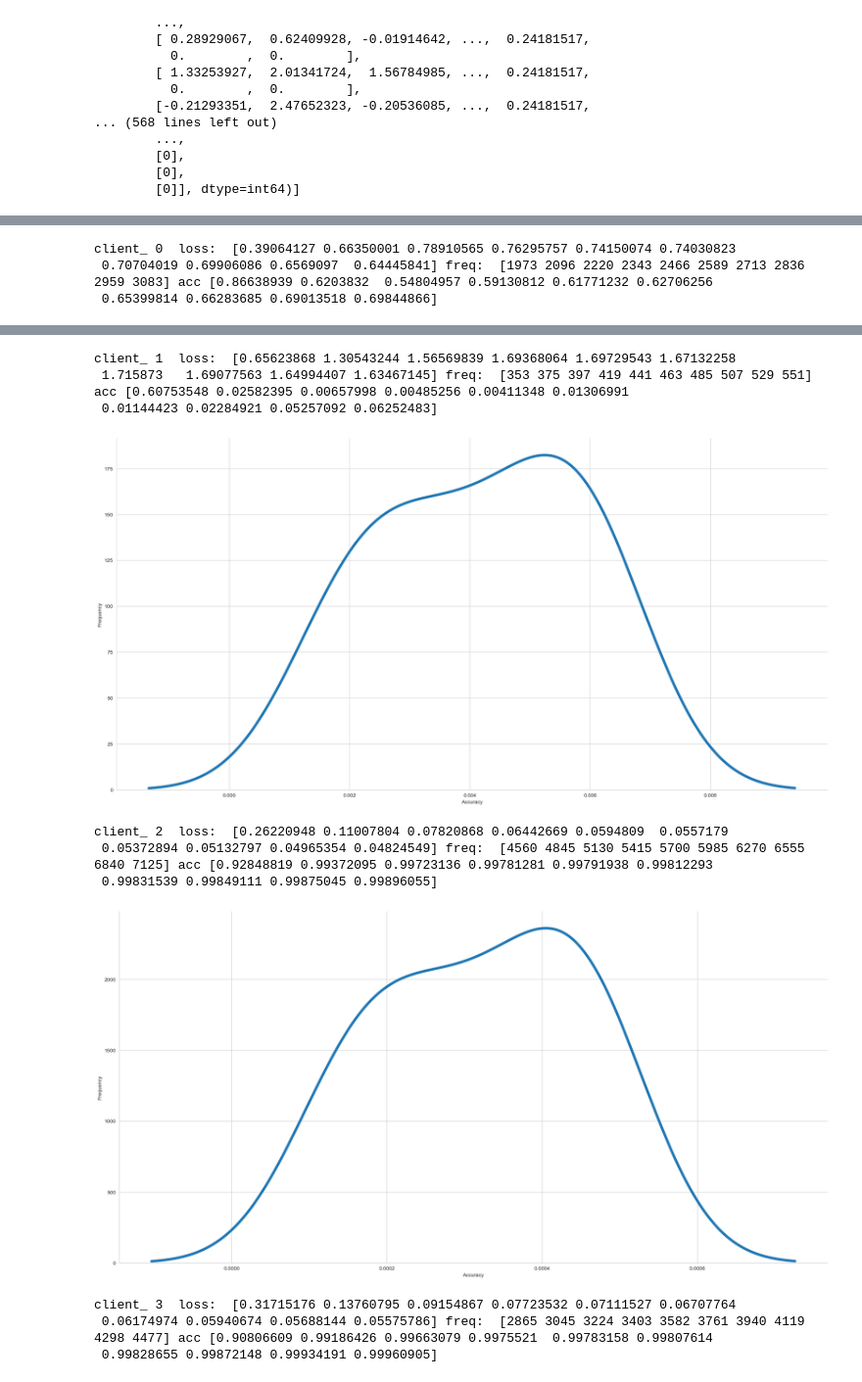
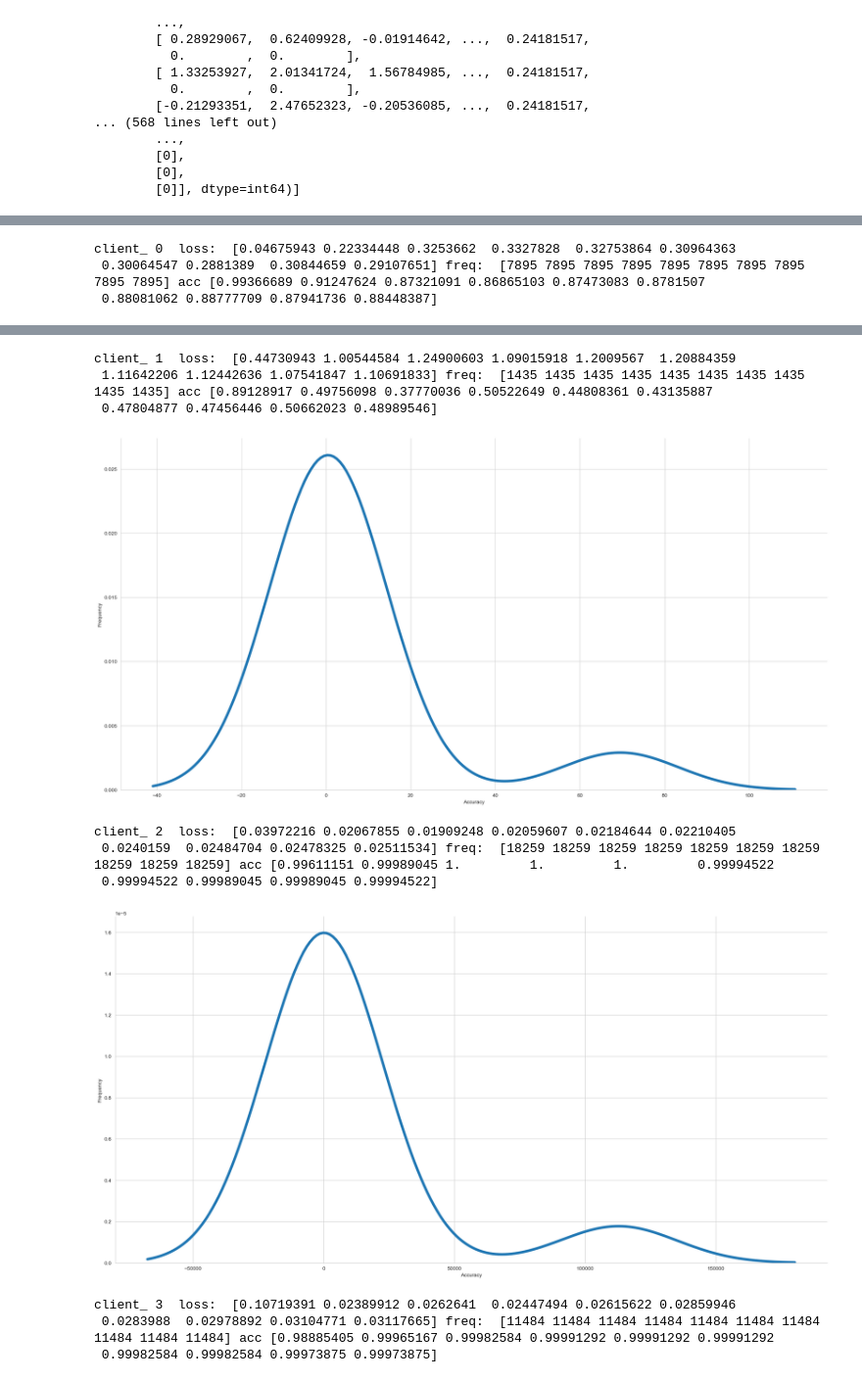
Before and after one commit to ai-r-ia/federated_learning_adult_dataset, a Jupyter notebook: Federated_Learning_adult_dataset.ipynb, the cells around one changed output, grey strips where cells are left out. Shown at 98% size. Drawn from its saved outputs; the diff is of its cells as text; code cells hidden in the pictures.

Commit message:
single-batch distributions

```diff
--- a/Federated_Learning_adult_dataset.ipynb
+++ b/Federated_Learning_adult_dataset.ipynb
@@ -454,6 +352,17 @@ def create_hetero_clients( image_list, label_list, start_client = 0, num_clients
 
 
     return dict_users, selected_inds, data_out
+# %%
+dict_users = {i: np.array([]) for i in range(4)}
+
+def create_client_iid(image_list, label_list, client_num):
+    max_y = np.argmax(label_list, axis=-1)
+    sorted_zip = sorted(zip(max_y, label_list, image_list), key=lambda x: x[0])
+    data = [(x,y) for _,y,x in sorted_zip]
+
+    dict_users[client_num] = data
+
+    return dict_users
 # %%
 def get_hetero_clients():
 
@@ -958,10 +880,28 @@ def batch_data(data_shard, bs=64):
 def batch_clients(clients):
     clients_batched = dict()
     for (client_name, data) in clients.items():
-#         print("data ",data)
-        clients_batched[client_name] = batch_data(data)
+#         print("data ",len(data))
+#         clients_batched[client_name] = batch_data(data)#non-IID
+        clients_batched[client_name] = batch_data(data,1) #IID
+
 
     #process and batch the test set
     test_batched = tf.data.Dataset.from_tensor_slices((X_test, y_test)).batch(len(y_test))
+
 #     test_batched
     return clients_batched, test_batched
+# %%
+clients = get_hetero_clients_gender(list(train_sets) )
+# print("client0: ", clients[0])
+
+clients_batched, test_batched = batch_clients(clients)
+print("client batched 0: ", len(clients_batched[0]))
+print("test" ,X_test.shape)
+train_list = initializer_income()
+for i in train_list:
+    print(i.shape)
+
+client_names= list(clients_batched.keys())
+
+for client in client_names:
+    print(client," ", len(clients_batched[client]))
@@ -1185,8 +1140,8 @@ for i in list(client_accuracy.keys()):
 #     mean, std = stats.norm.fit(client_accuracy[i])
 #     pdf = stats.norm.pdf(client_accuracy[i],mean, std )
 
-    mean, std  = stats.norm.fit(client_frequency[i])
-    pdf = stats.norm.pdf(client_frequency[i], mean, std )
+#     mean, std  = stats.norm.fit(client_frequency[i])
+#     pdf = stats.norm.pdf(client_frequency[i], mean, std )
 
 
 #     df_mean = np.mean(client_loss[i])
@@ -1229,8 +1184,8 @@ for i in list(client_accuracy.keys()):
 
 
 #  gamma
-#     shape, loc, scale = stats.gamma.fit(client_frequency[i])
-#     pdf = stats.gamma.pdf(client_frequency[i], shape, loc=loc, scale=scale)
+    shape, loc, scale = stats.gamma.fit(client_loss[i])
+    pdf = stats.gamma.pdf(client_loss[i], shape, loc=loc, scale=scale)
 
     pdfs.append(pdf)
     sns.set_style("whitegrid")
@@ -1244,6 +1199,6 @@ for i in list(client_accuracy.keys()):
 
     plt.show()
 # %% [output]
-client_ 0  loss:  [0.39064127 0.66350001 0.78910565 0.76295757 0.74150074 0.74030823
- 0.70704019 0.69906086 0.6569097  0.64445841] freq:  [1973 2096 2220 2343 2466 2589 2713 2836 2959 3083] acc [0.86638939 0.6203832  0.54804957 0.59130812 0.61771232 0.62706256
- 0.65399814 0.66283685 0.69013518 0.69844866]
+client_ 0  loss:  [0.04675943 0.22334448 0.3253662  0.3327828  0.32753864 0.30964363
+ 0.30064547 0.2881389  0.30844659 0.29107651] freq:  [7895 7895 7895 7895 7895 7895 7895 7895 7895 7895] acc [0.99366689 0.91247624 0.87321091 0.86865103 0.87473083 0.8781507
+ 0.88081062 0.88777709 0.87941736 0.88448387]
@@ -1251,11 +1206,11 @@ client_ 0  loss:  [0.39064127 0.66350001 0.78910565 0.76295757 0.74150074 0.7403
-client_ 1  loss:  [0.65623868 1.30543244 1.56569839 1.69368064 1.69729543 1.67132258
- 1.715873   1.69077563 1.64994407 1.63467145] freq:  [353 375 397 419 441 463 485 507 529 551] acc [0.60753548 0.02582395 0.00657998 0.00485256 0.00411348 0.01306991
- 0.01144423 0.02284921 0.05257092 0.06252483]
+client_ 1  loss:  [0.44730943 1.00544584 1.24900603 1.09015918 1.2009567  1.20884359
+ 1.11642206 1.12442636 1.07541847 1.10691833] freq:  [1435 1435 1435 1435 1435 1435 1435 1435 1435 1435] acc [0.89128917 0.49756098 0.37770036 0.50522649 0.44808361 0.43135887
+ 0.47804877 0.47456446 0.50662023 0.48989546]
-[figure, old version]
+[figure, new version]
-client_ 2  loss:  [0.26220948 0.11007804 0.07820868 0.06442669 0.0594809  0.0557179
- 0.05372894 0.05132797 0.04965354 0.04824549] freq:  [4560 4845 5130 5415 5700 5985 6270 6555 6840 7125] acc [0.92848819 0.99372095 0.99723136 0.99781281 0.99791938 0.99812293
- 0.99831539 0.99849111 0.99875045 0.99896055]
+client_ 2  loss:  [0.03972216 0.02067855 0.01909248 0.02059607 0.02184644 0.02210405
+ 0.0240159  0.02484704 0.02478325 0.02511534] freq:  [18259 18259 18259 18259 18259 18259 18259 18259 18259 18259] acc [0.99611151 0.99989045 1.         1.         1.         0.99994522
+ 0.99994522 0.99989045 0.99989045 0.99994522]
-[figure, old version]
+[figure, new version]
-client_ 3  loss:  [0.31715176 0.13760795 0.09154867 0.07723532 0.07111527 0.06707764
- 0.06174974 0.05940674 0.05688144 0.05575786] freq:  [2865 3045 3224 3403 3582 3761 3940 4119 4298 4477] acc [0.90806609 0.99186426 0.99663079 0.9975521  0.99783158 0.99807614
- 0.99828655 0.99872148 0.99934191 0.99960905]
+client_ 3  loss:  [0.10719391 0.02389912 0.0262641  0.02447494 0.02615622 0.02859946
+ 0.0283988  0.02978892 0.03104771 0.03117665] freq:  [11484 11484 11484 11484 11484 11484 11484 11484 11484 11484] acc [0.98885405 0.99965167 0.99982584 0.99991292 0.99991292 0.99991292
+ 0.99982584 0.99982584 0.99973875 0.99973875]
```
Also changed, not shown: parts of 23 cells of this notebook, 3 other files.
